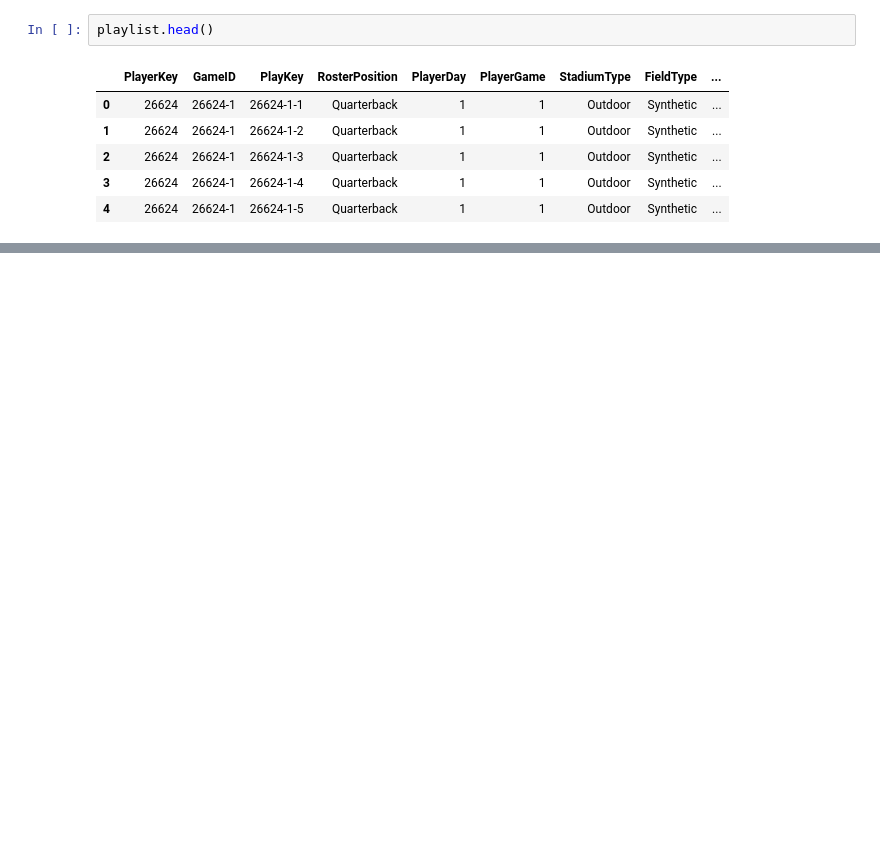
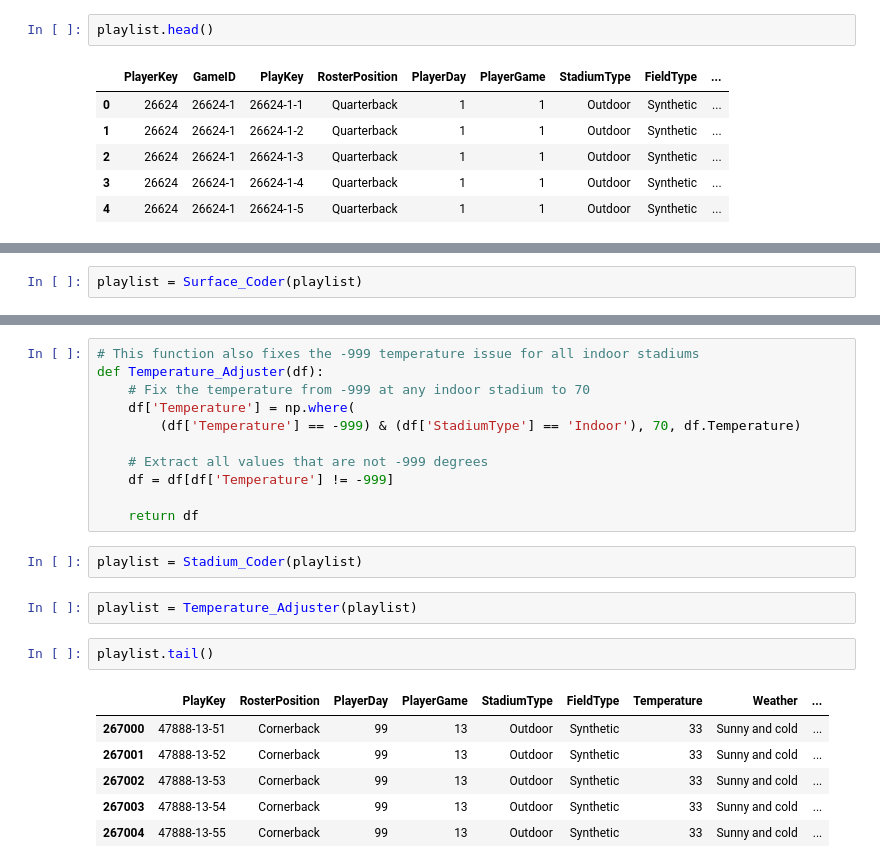
Before and after one commit to agaffney-hub/final-capstone, a Jupyter notebook: Alternate_Model.ipynb, the cells around one changed output, grey strips where cells are left out. Saved outputs shown, nothing was run; the diff lists cells and outputs as text; blank space fills up the shorter version.

```diff
--- a/Alternate_Model.ipynb
+++ b/Alternate_Model.ipynb
@@ -22,0 +112,2 @@ playlist.head()
+# %%
+playlist = Surface_Coder(playlist)
@@ -22,0 +162,24 @@ playlist.head()
+# %%
+# This function also fixes the -999 temperature issue for all indoor stadiums
+def Temperature_Adjuster(df):
+    # Fix the temperature from -999 at any indoor stadium to 70
+    df['Temperature'] = np.where(
+        (df['Temperature'] == -999) & (df['StadiumType'] == 'Indoor'), 70, df.Temperature)
+
+    # Extract all values that are not -999 degrees
+    df = df[df['Temperature'] != -999]
+
+    return df
+# %%
+playlist = Stadium_Coder(playlist)
+# %%
+playlist = Temperature_Adjuster(playlist)
+# %%
+playlist.tail()
+# %% [output]
+|  | PlayKey | RosterPosition | PlayerDay | PlayerGame | StadiumType | FieldType | Temperature | Weather | ... |
+| 267000 | 47888-13-51 | Cornerback | 99 | 13 | Outdoor | Synthetic | 33 | Sunny and cold | ... |
+| 267001 | 47888-13-52 | Cornerback | 99 | 13 | Outdoor | Synthetic | 33 | Sunny and cold | ... |
+| 267002 | 47888-13-53 | Cornerback | 99 | 13 | Outdoor | Synthetic | 33 | Sunny and cold | ... |
+| 267003 | 47888-13-54 | Cornerback | 99 | 13 | Outdoor | Synthetic | 33 | Sunny and cold | ... |
+| 267004 | 47888-13-55 | Cornerback | 99 | 13 | Outdoor | Synthetic | 33 | Sunny and cold | ... |
```
Also changed, not shown: parts of 41 cells of this notebook.
